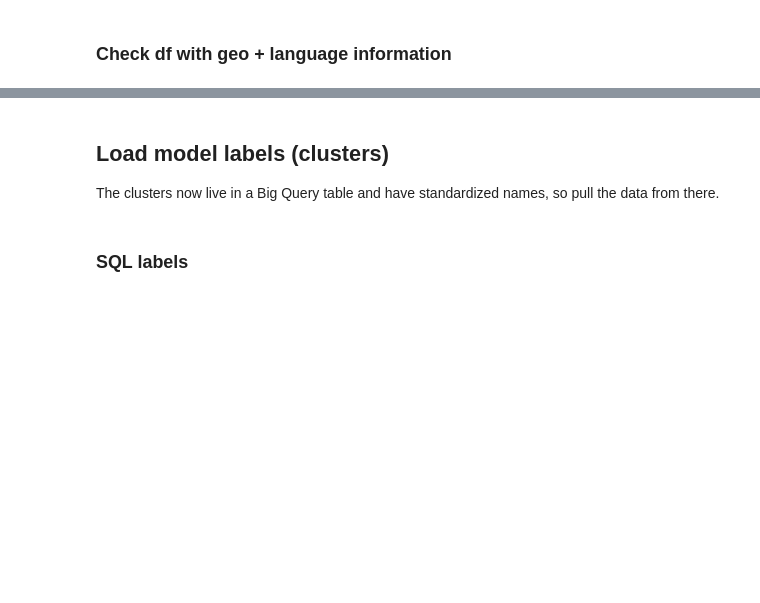
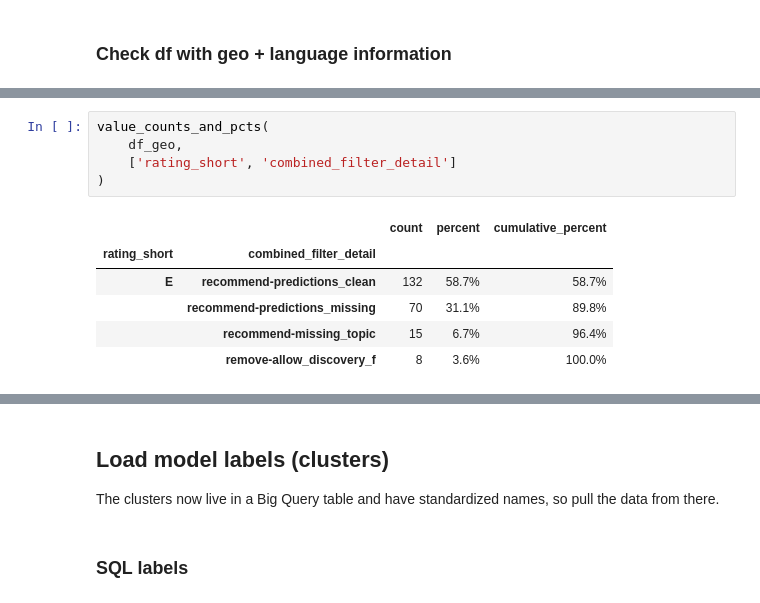
Before and after one commit to nazanin-zinouri/subclu, a Jupyter notebook: notebooks/v0.5.0/colab/_01_new_qa_for_fprs/djb_topic_clusters-D01.0-2022-07-15-v0.5.0_Spain_subreddits_for_FPR_QA_colab_more_automation.ipynb, the cells around one changed output, grey strips where cells are left out. Saved outputs shown, nothing was run; the diff lists cells and outputs as text; blank space fills up the shorter version.

```diff
--- a/notebooks/v0.5.0/colab/_01_new_qa_for_fprs/djb_topic_clusters-D01.0-2022-07-15-v0.5.0_Spain_subreddits_for_FPR_QA_colab_more_automation.ipynb
+++ b/notebooks/v0.5.0/colab/_01_new_qa_for_fprs/djb_topic_clusters-D01.0-2022-07-15-v0.5.0_Spain_subreddits_for_FPR_QA_colab_more_automation.ipynb
@@ -325,0 +337,12 @@ df_geo.iloc[:4, :11]
+# %%
+value_counts_and_pcts(
+    df_geo,
+    ['rating_short', 'combined_filter_detail']
+)
+# %% [output]
+|  |  | count | percent | cumulative_percent |
+| rating_short | combined_filter_detail |  |  |  |
+| E | recommend-predictions_clean | 132 | 58.7% | 58.7% |
+|  | recommend-predictions_missing | 70 | 31.1% | 89.8% |
+|  | recommend-missing_topic | 15 | 6.7% | 96.4% |
+|  | remove-allow_discovery_f | 8 | 3.6% | 100.0% |
```
Also changed, not shown: parts of 30 cells of this notebook, 5 other files.
